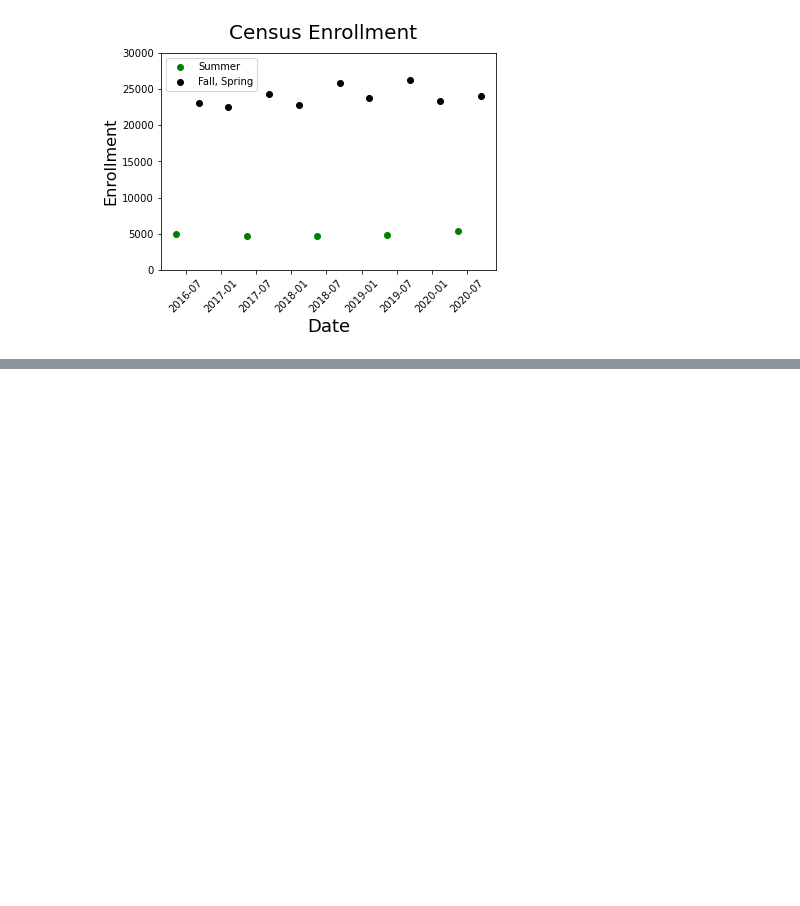
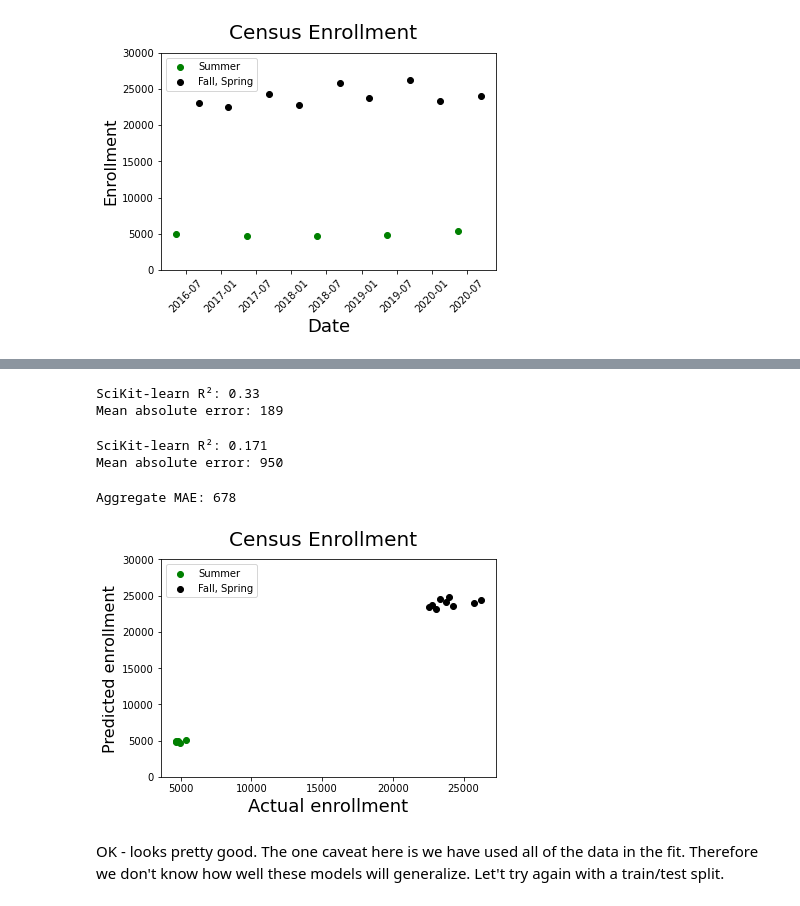
Before and after one commit to gperdrizet/LMC-enrollment-forecast, a Jupyter notebook: notebooks/simple_linear_regression.ipynb, the cells around one changed output, grey strips where cells are left out. Saved outputs shown, nothing was run; the diff lists cells and outputs as text; code cells hidden in the pictures; blank space fills up the shorter version.

```diff
--- a/notebooks/simple_linear_regression.ipynb
+++ b/notebooks/simple_linear_regression.ipynb
@@ -149,0 +181,42 @@ SU_predictions = SU_linear_model.predict(SU_x)
+# %%
+# Score summer model
+SU_scikit_R_sqr = SU_linear_model.score(SU_x_timestamp, SU_y)
+SU_MAE = mean_absolute_error(SU_y, SU_predictions)
+print('SciKit-learn R\u00b2: {}'.format(np.round(SU_scikit_R_sqr, 3)))
+print(f'Mean absolute error: {int(SU_MAE)}')
+# %% [output]
+SciKit-learn R²: 0.33
+Mean absolute error: 189
+# %%
+# Score winter/fall model
+FA_SP_scikit_R_sqr = FA_SP_linear_model.score(FA_SP_x_timestamp, FA_SP_y)
+FA_SP_MAE = mean_absolute_error(FA_SP_y, FA_SP_predictions)
+print('SciKit-learn R\u00b2: {}'.format(np.round(FA_SP_scikit_R_sqr, 3)))
+print(f'Mean absolute error: {int(FA_SP_MAE)}')
+# %% [output]
+SciKit-learn R²: 0.171
+Mean absolute error: 950
+# %%
+# Get aggragate MAE for both models
+n_SU_points = len(SU_predictions)
+n_FA_SP_points = len(FA_SP_predictions)
+n = n_SU_points + n_FA_SP_points
+
+MAE = int((SU_MAE*(n_SU_points/n)) + (FA_SP_MAE*(n_FA_SP_points/n)))
+print(f'Aggregate MAE: {MAE}')
+# %% [output]
+Aggregate MAE: 678
+# %%
+fig = plt.figure()
+plt.scatter(SU_y, SU_predictions, c='green', label='Summer')
+plt.scatter(FA_SP_y, FA_SP_predictions, c='black', label='Fall, Spring')
+plt.legend(loc='upper left')
+plt.axis([None, None, 0, 30000])
+fig.suptitle('Census Enrollment', fontsize=20)
+plt.xlabel('Actual enrollment', fontsize=18)
+plt.ylabel('Predicted enrollment', fontsize=16)
+plt.show()
+# %% [output]
+[figure, added]
+# %% [markdown]
+OK - looks pretty good. The one caveat here is we have used all of the data in the fit. Therefore we don't know how well these models will generalize. Let't try again with a train/test split.
```
Also changed, not shown: parts of 16 cells of this notebook.
